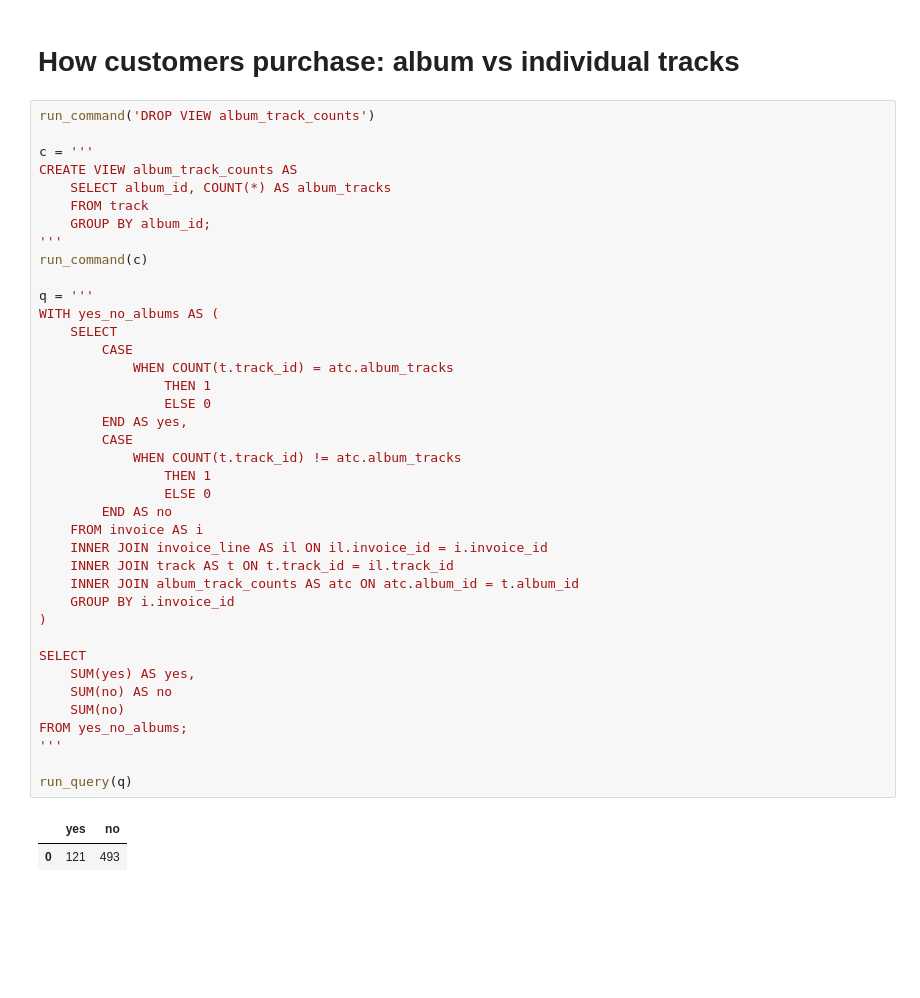
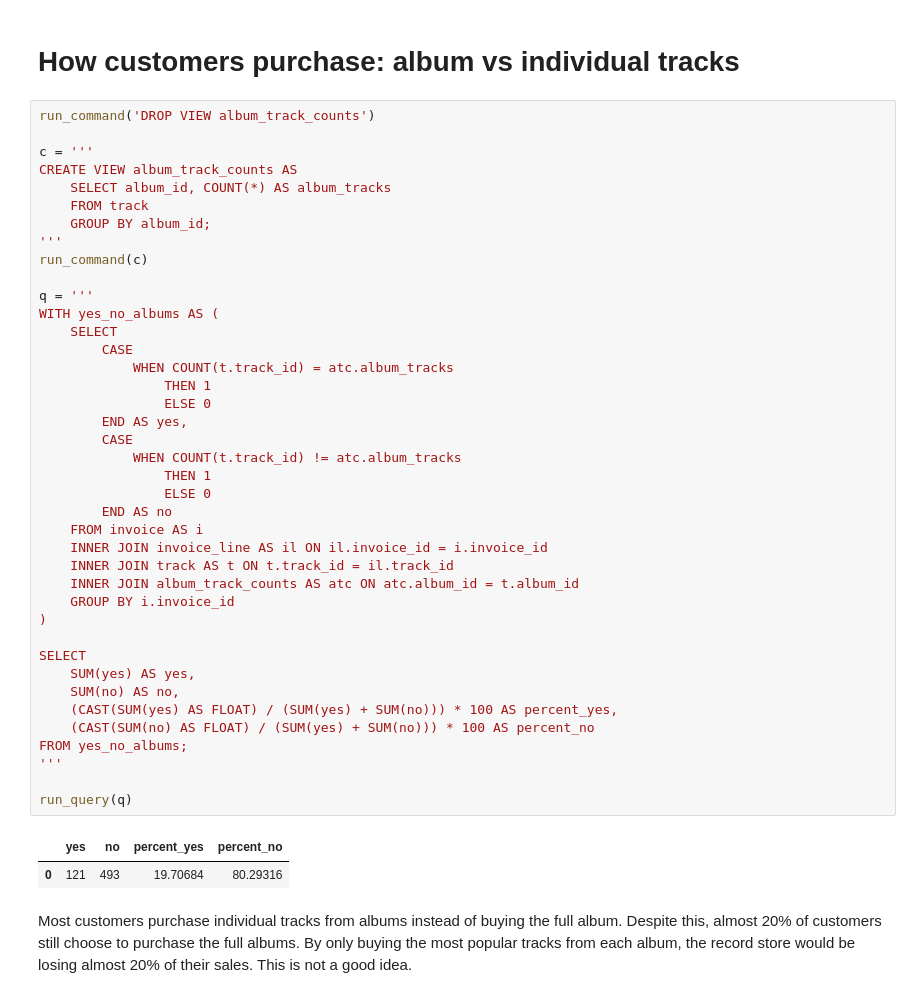
Before and after one commit to mjhough/business-questions-with-sql, a Jupyter notebook: Notebook.ipynb, the cells around one changed output. Cells and saved outputs as stored; diff of their text form; blank space fills up the shorter version.

```diff
--- a/Notebook.ipynb
+++ b/Notebook.ipynb
@@ -255,34 +256,37 @@ CREATE VIEW album_track_counts AS
 '''
 run_command(c)
 
 q = '''
 WITH yes_no_albums AS (
     SELECT
         CASE
             WHEN COUNT(t.track_id) = atc.album_tracks
                 THEN 1
                 ELSE 0
         END AS yes,
         CASE
             WHEN COUNT(t.track_id) != atc.album_tracks
                 THEN 1
                 ELSE 0
         END AS no
     FROM invoice AS i
     INNER JOIN invoice_line AS il ON il.invoice_id = i.invoice_id
     INNER JOIN track AS t ON t.track_id = il.track_id
     INNER JOIN album_track_counts AS atc ON atc.album_id = t.album_id
     GROUP BY i.invoice_id
 )
 
 SELECT
     SUM(yes) AS yes,
-    SUM(no) AS no
-    SUM(no)
+    SUM(no) AS no,
+    (CAST(SUM(yes) AS FLOAT) / (SUM(yes) + SUM(no))) * 100 AS percent_yes,
+    (CAST(SUM(no) AS FLOAT) / (SUM(yes) + SUM(no))) * 100 AS percent_no
 FROM yes_no_albums;
 '''
 
 run_query(q)
 # %% [output]
-|  | yes | no |
-| 0 | 121 | 493 |
+|  | yes | no | percent_yes | percent_no |
+| 0 | 121 | 493 | 19.70684 | 80.29316 |
+# %% [markdown]
+Most customers purchase individual tracks from albums instead of buying the full album. Despite this, almost 20% of customers still choose to purchase the full albums. By only buying the most popular tracks from each album, the record store would be losing almost 20% of their sales. This is not a good idea.
```
Also changed, not shown: parts of 7 cells of this notebook, 1 other file.
